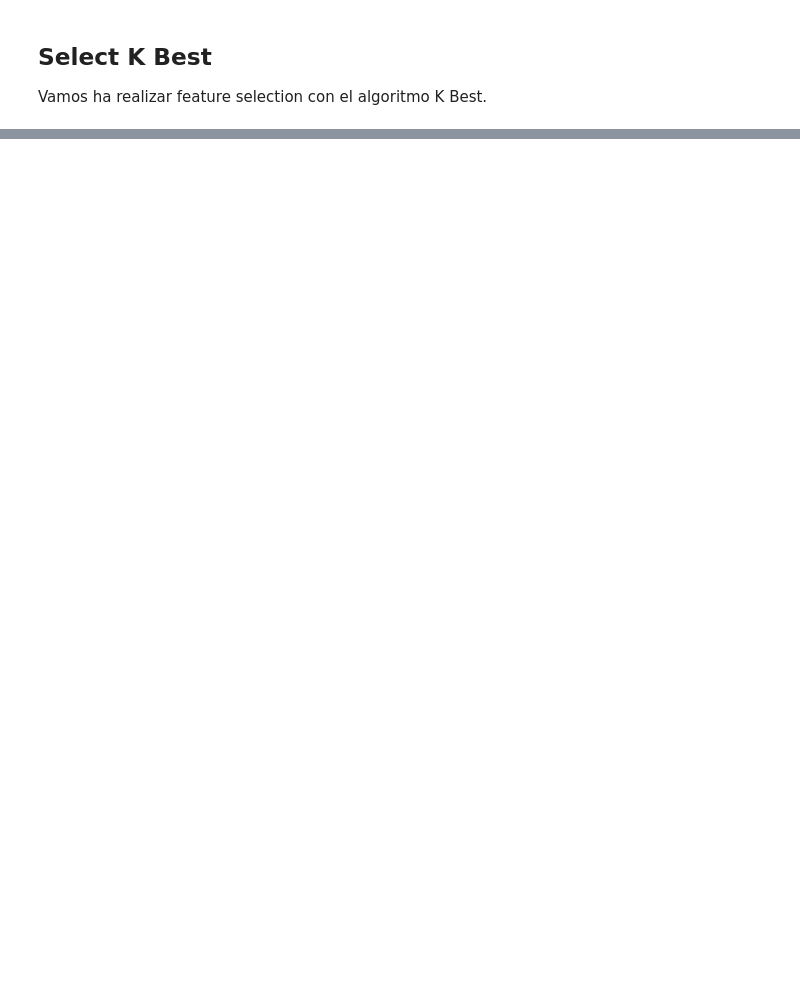
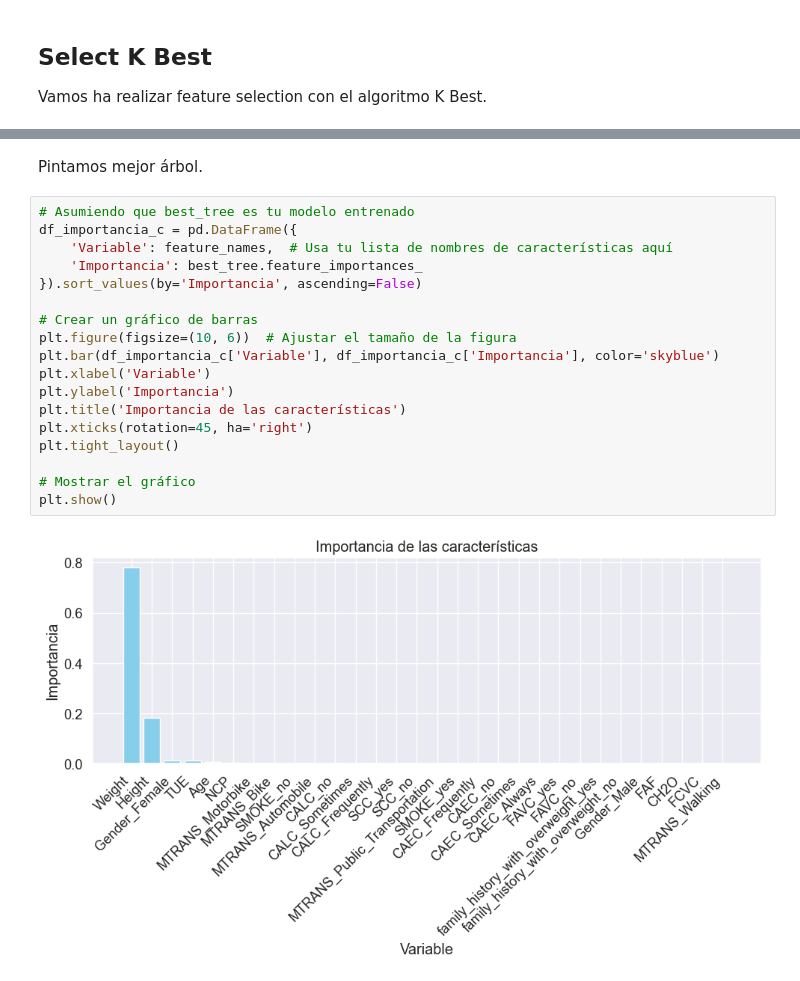
Before and after one commit to alejbormeg/MasterBigDataML-MachineLearningI, a Jupyter notebook: src/proyecto.ipynb, the cells around one changed output, grey strips where cells are left out. Drawn from its saved outputs; the diff is of its cells as text; blank space fills up the shorter version.

Commit message:
Added code for Decission Trees

```diff
--- a/src/proyecto.ipynb
+++ b/src/proyecto.ipynb
@@ -516,0 +668,22 @@ Los mejores parámetros son: {'mlp__activation': 'tanh', 'mlp__alpha': 0.001, 'm
+# %% [markdown]
+Pintamos mejor árbol.
+# %%
+# Asumiendo que best_tree es tu modelo entrenado
+df_importancia_c = pd.DataFrame({
+    'Variable': feature_names,  # Usa tu lista de nombres de características aquí
+    'Importancia': best_tree.feature_importances_
+}).sort_values(by='Importancia', ascending=False)
+
+# Crear un gráfico de barras
+plt.figure(figsize=(10, 6))  # Ajustar el tamaño de la figura
+plt.bar(df_importancia_c['Variable'], df_importancia_c['Importancia'], color='skyblue')
+plt.xlabel('Variable')
+plt.ylabel('Importancia')
+plt.title('Importancia de las características')
+plt.xticks(rotation=45, ha='right')
+plt.tight_layout()
+
+# Mostrar el gráfico
+plt.show()
+# %% [output]
+[figure, added]
```
Also changed, not shown: parts of 17 cells of this notebook.
